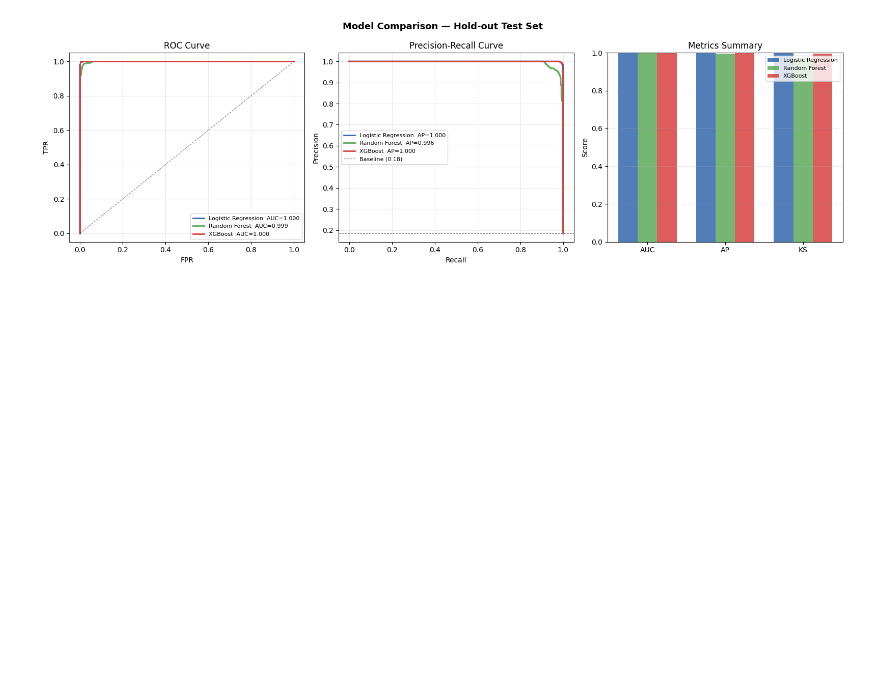
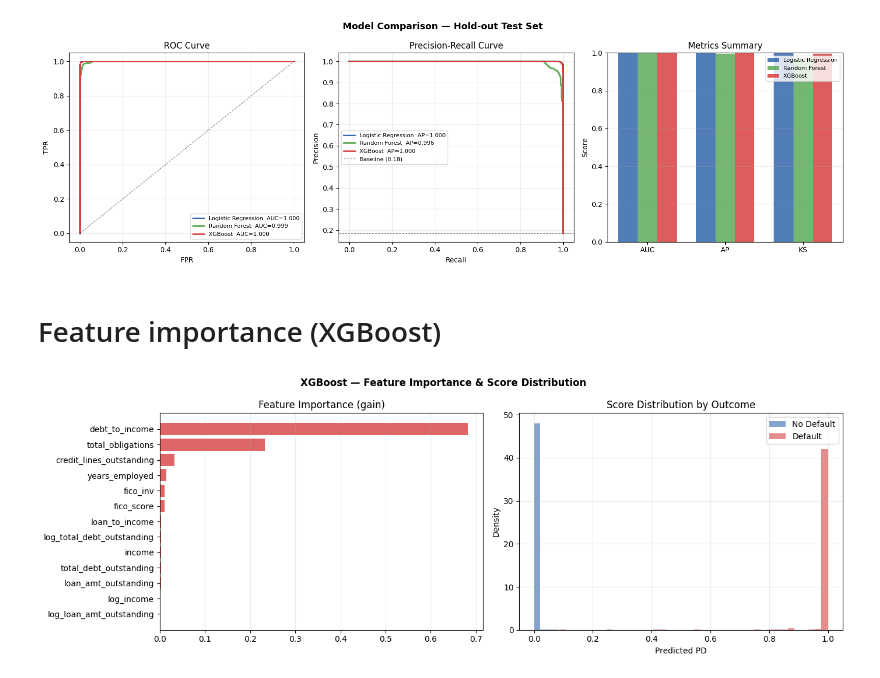
Before and after one commit to nayeem29dse/Loan-pd-model, a Jupyter notebook: Loan pd model.ipynb, the cells around one changed output. Saved outputs shown, nothing was run; the diff lists cells and outputs as text; code cells hidden in the pictures; blank space fills up the shorter version.

Commit message:
Feature importance (XGBoost)

```diff
--- a/Loan pd model.ipynb
+++ b/Loan pd model.ipynb
@@ -305,3 +305,29 @@ ax.set_ylim(0, 1); ax.grid(True, alpha=0.25, axis="y")
 plt.tight_layout()
 # %% [output]
 [figure]
+# %% [markdown]
+# Feature importance (XGBoost)
+# %%
+fig, axes = plt.subplots(1, 2, figsize=(14, 5))
+fig.suptitle("XGBoost — Feature Importance & Score Distribution", fontsize=12, fontweight="bold")
+
+ax = axes[0]
+imp = xgb_pipe.named_steps["clf"].feature_importances_
+order = np.argsort(imp)[::-1]
+ax.barh([feature_cols[i] for i in order], imp[order], color="#d84040", alpha=0.8)
+ax.set_title("Feature Importance (gain)")
+ax.invert_yaxis(); ax.grid(True, alpha=0.25, axis="x")
+
+ax = axes[1]
+xgb_proba = results["XGBoost"]["proba"]
+ax.hist(xgb_proba[y_test==0], bins=40, alpha=0.6, density=True,
+        color="#3266ad", label="No Default")
+ax.hist(xgb_proba[y_test==1], bins=40, alpha=0.6, density=True,
+        color="#d84040", label="Default")
+ax.set_title("Score Distribution by Outcome")
+ax.set_xlabel("Predicted PD"); ax.set_ylabel("Density")
+ax.legend(); ax.grid(True, alpha=0.25)
+
+plt.tight_layout()
+# %% [output]
+[figure, added]
```
